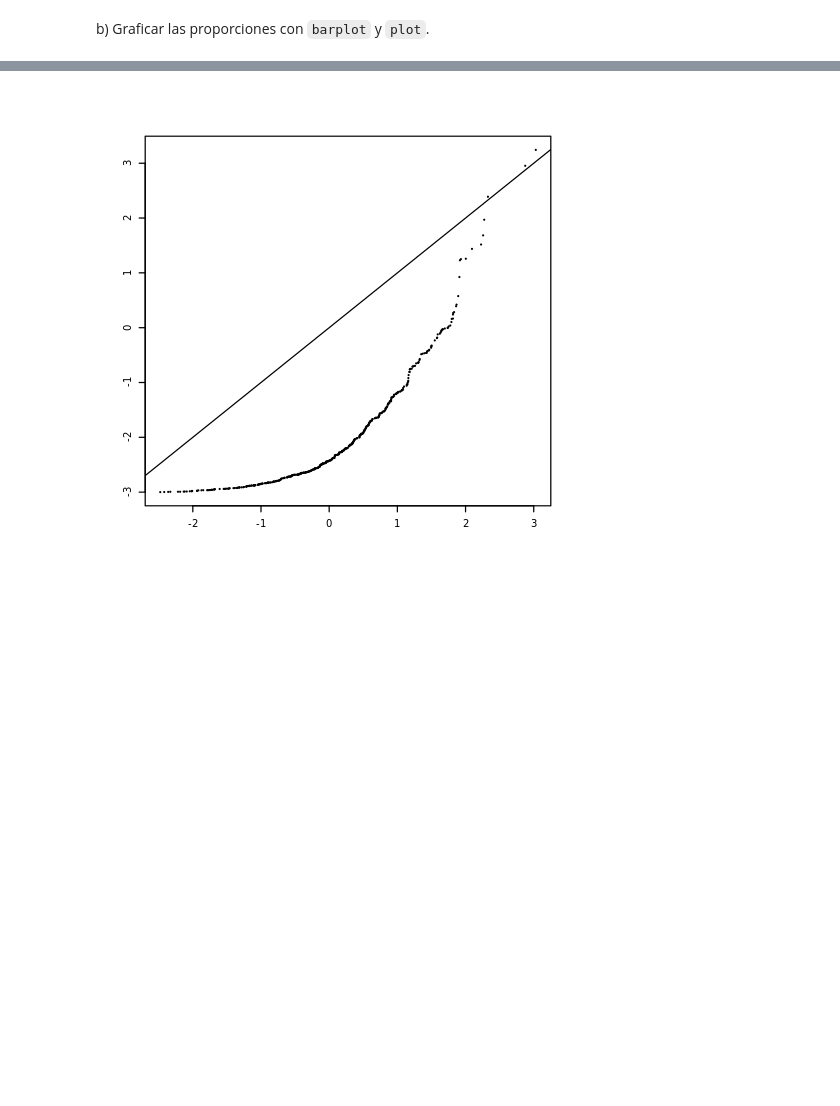
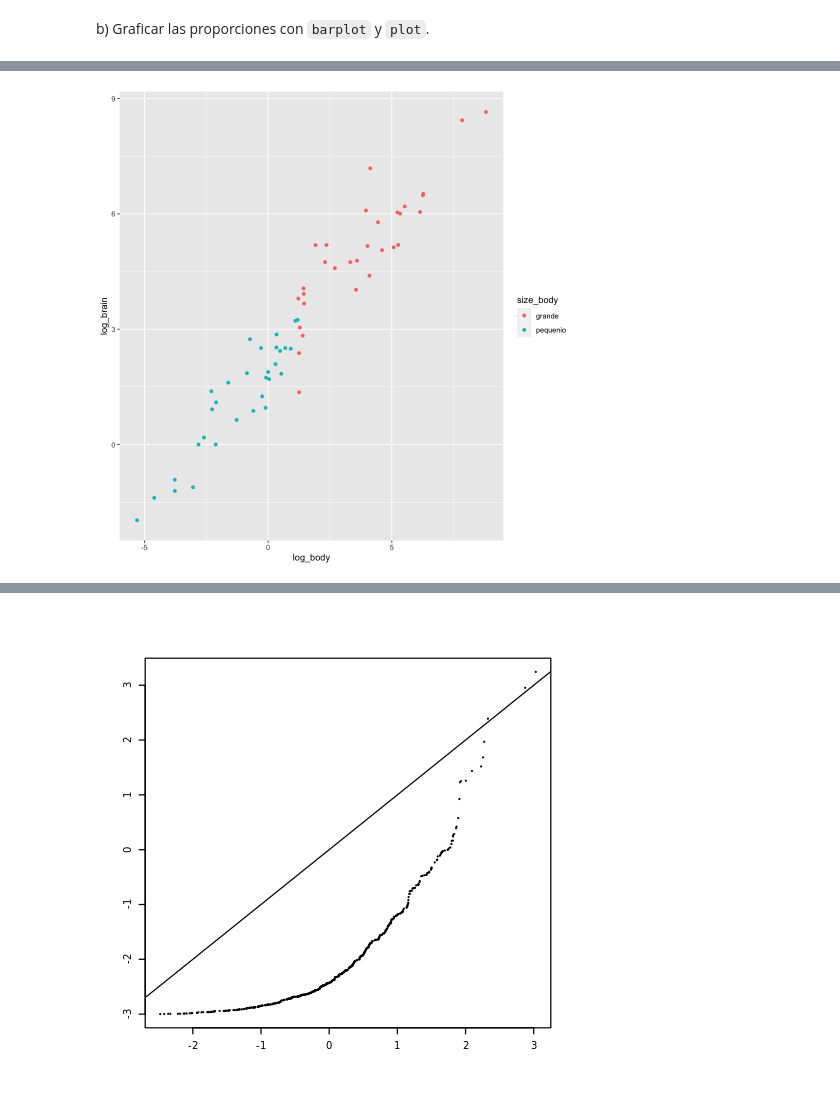
Before and after one commit to Roberto919/Propedeutico, a Jupyter notebook: Ejercicios_clase/R/3_estadistica/1_elementos_de_estadistica_descriptiva.ipynb, the cells around one changed output, grey strips where cells are left out. Cells and saved outputs as stored; diff of their text form; code cells hidden in the pictures; blank space fills up the shorter version.

```diff
--- a/Ejercicios_clase/R/3_estadistica/1_elementos_de_estadistica_descriptiva.ipynb
+++ b/Ejercicios_clase/R/3_estadistica/1_elementos_de_estadistica_descriptiva.ipynb
@@ -1432,0 +1456,3 @@ b) Graficar las proporciones con `barplot` y `plot`.
+# %%
+df <- log_mammals
+df
@@ -1432,0 +1539,6 @@ b) Graficar las proporciones con `barplot` y `plot`.
+# %%
+qplot(
+    log_body, log_brain, colour=size_body, data=df
+)
+# %% [output]
+[figure, added]
```
Also changed, not shown: parts of 58 cells of this notebook, 3 other files.
